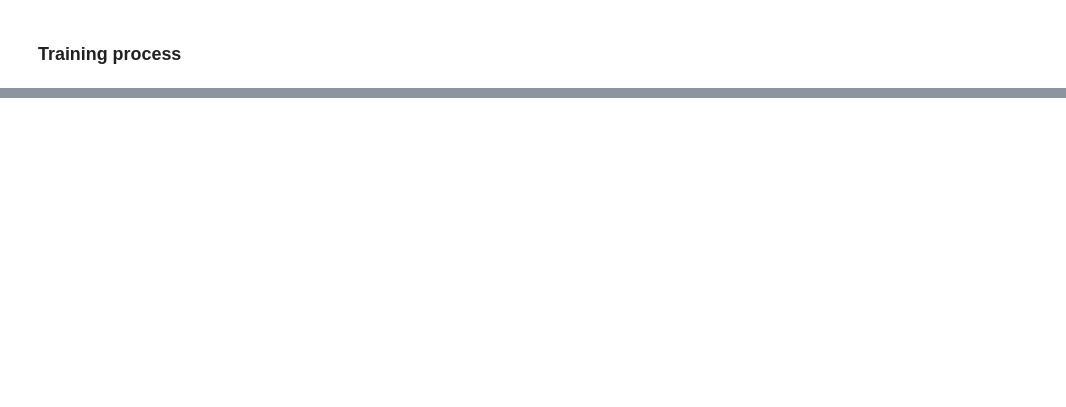
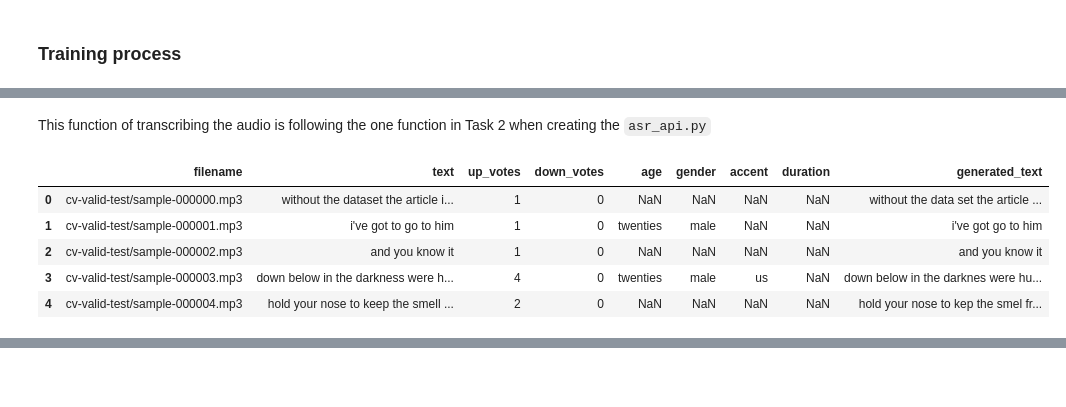
Before and after one commit to enlihhhhh/enlih-htx-technical-test, a Jupyter notebook: asr-train/cv-train-2a.ipynb, the cells around one changed output, grey strips where cells are left out. Saved outputs shown, nothing was run; the diff lists cells and outputs as text; code cells hidden in the pictures; blank space fills up the shorter version.

````diff
--- a/asr-train/cv-train-2a.ipynb
+++ b/asr-train/cv-train-2a.ipynb
@@ -555,0 +938,44 @@ trainer.state.log_history
+# %% [markdown]
+This function of transcribing the audio is following the one function in Task 2 when creating the ```asr_api.py```
+# %%
+def transcribe_audio(audio_path):
+    try:
+        # Read the audio file
+        audio, sample_rate = sf.read(os.path.join('data',audio_path))
+
+        # Resample if not already 16kHz
+        if sample_rate != 16000:
+            audio = librosa.resample(audio, orig_sr=sample_rate, target_sr=16000)
+
+        # Convert audio to tensor and move to same device as model
+        input_values = processor(audio, return_tensors="pt", sampling_rate=16000).input_values.to(device)
+
+        # Perform inference
+        with torch.no_grad():
+            logits = model(input_values).logits
+
+        # Decode the logits
+        predicted_ids = torch.argmax(logits, dim=-1)
+        transcription = processor.batch_decode(predicted_ids, skip_special_tokens=True)[0]
+
+        return transcription
+
+    except Exception as e:
+        print(f"Error transcribing {audio_path}: {str(e)}")
+        return None
+
+tqdm.pandas(desc="Transcribing Audio Files")
+
+# Transcribe the audio files and add to "generated_text" column similar to Task 2d
+eval_common_voice["generated_text"] = eval_common_voice["filename"].progress_apply(transcribe_audio)
+# %%
+# Convert the generated text into lowercase
+eval_common_voice["generated_text"] = eval_common_voice["generated_text"].str.lower()
+eval_common_voice.head()
+# %% [output]
+|  | filename | text | up_votes | down_votes | age | gender | accent | duration | generated_text |
+| 0 | cv-valid-test/sample-000000.mp3 | without the dataset the article i... | 1 | 0 | NaN | NaN | NaN | NaN | without the data set the article ... |
+| 1 | cv-valid-test/sample-000001.mp3 | i've got to go to him | 1 | 0 | twenties | male | NaN | NaN | i've got go to him |
+| 2 | cv-valid-test/sample-000002.mp3 | and you know it | 1 | 0 | NaN | NaN | NaN | NaN | and you know it |
+| 3 | cv-valid-test/sample-000003.mp3 | down below in the darkness were h... | 4 | 0 | twenties | male | us | NaN | down below in the darknes were hu... |
+| 4 | cv-valid-test/sample-000004.mp3 | hold your nose to keep the smell ... | 2 | 0 | NaN | NaN | NaN | NaN | hold your nose to kep the smel fr... |
````
Also changed, not shown: parts of 94 cells of this notebook, 10 other files.
